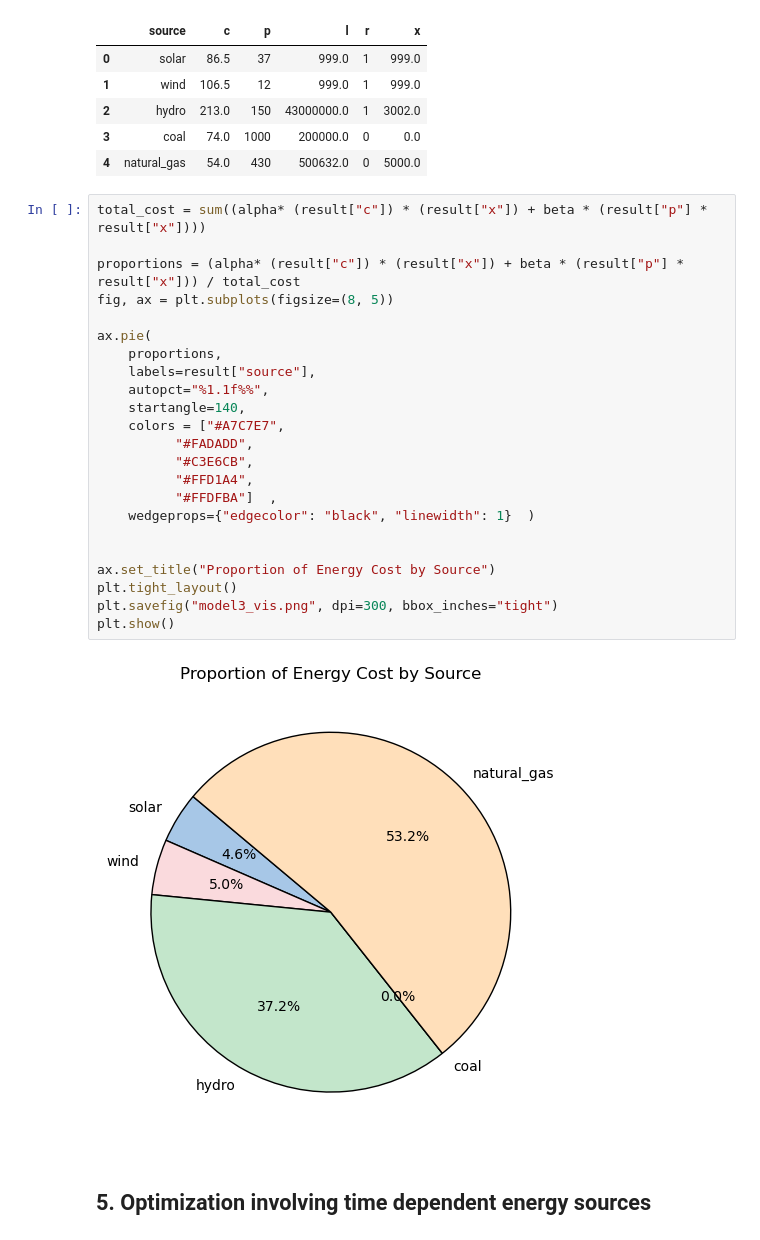
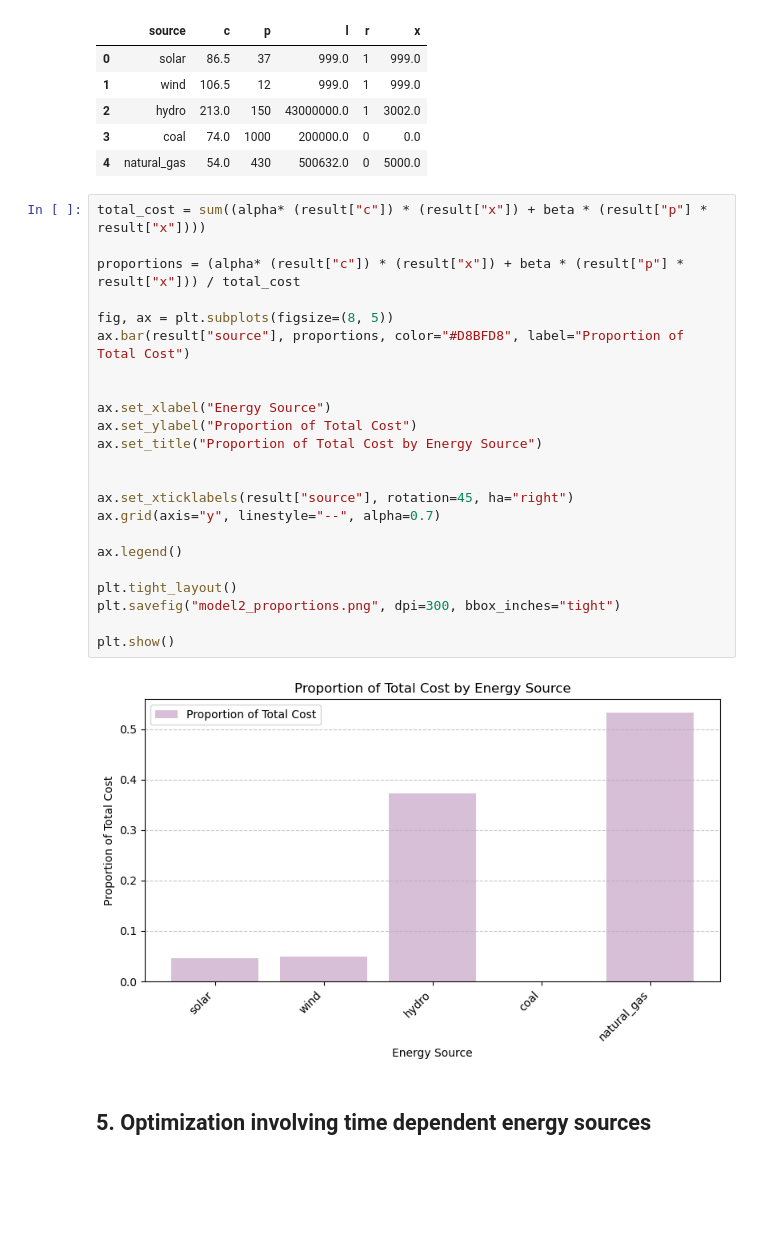
Before and after one commit to jchhong/math441-project1, a Jupyter notebook: Energy Mix Summarized.ipynb, the cells around one changed output. Cells and saved outputs as stored; diff of their text form; blank space fills up the shorter version.

Commit message:
new chart

```diff
--- a/Energy Mix Summarized.ipynb
+++ b/Energy Mix Summarized.ipynb
@@ -330,28 +330,28 @@ result
 # %%
 total_cost = sum((alpha* (result["c"]) * (result["x"]) + beta * (result["p"] * result["x"])))
 
 proportions = (alpha* (result["c"]) * (result["x"]) + beta * (result["p"] * result["x"])) / total_cost
+
 fig, ax = plt.subplots(figsize=(8, 5))
-
-ax.pie(
-    proportions,
-    labels=result["source"],
-    autopct="%1.1f%%",
-    startangle=140,
-    colors = ["#A7C7E7",
-          "#FADADD",
-          "#C3E6CB",
-          "#FFD1A4",
-          "#FFDFBA"]  ,
-    wedgeprops={"edgecolor": "black", "linewidth": 1}  )
+ax.bar(result["source"], proportions, color="#D8BFD8", label="Proportion of Total Cost")
 
 
-ax.set_title("Proportion of Energy Cost by Source")
+ax.set_xlabel("Energy Source")
+ax.set_ylabel("Proportion of Total Cost")
+ax.set_title("Proportion of Total Cost by Energy Source")
+
+
+ax.set_xticklabels(result["source"], rotation=45, ha="right")
+ax.grid(axis="y", linestyle="--", alpha=0.7)
+
+ax.legend()
+
 plt.tight_layout()
-plt.savefig("model3_vis.png", dpi=300, bbox_inches="tight")
+plt.savefig("model2_proportions.png", dpi=300, bbox_inches="tight")
+
 plt.show()
 # %% [output]
-[figure, old version]
+[figure, new version]
 # %% [markdown]
 ## 5. Optimization involving time dependent energy sources
 # %%
```
Also changed, not shown: parts of 5 cells of this notebook, 1 other file.
